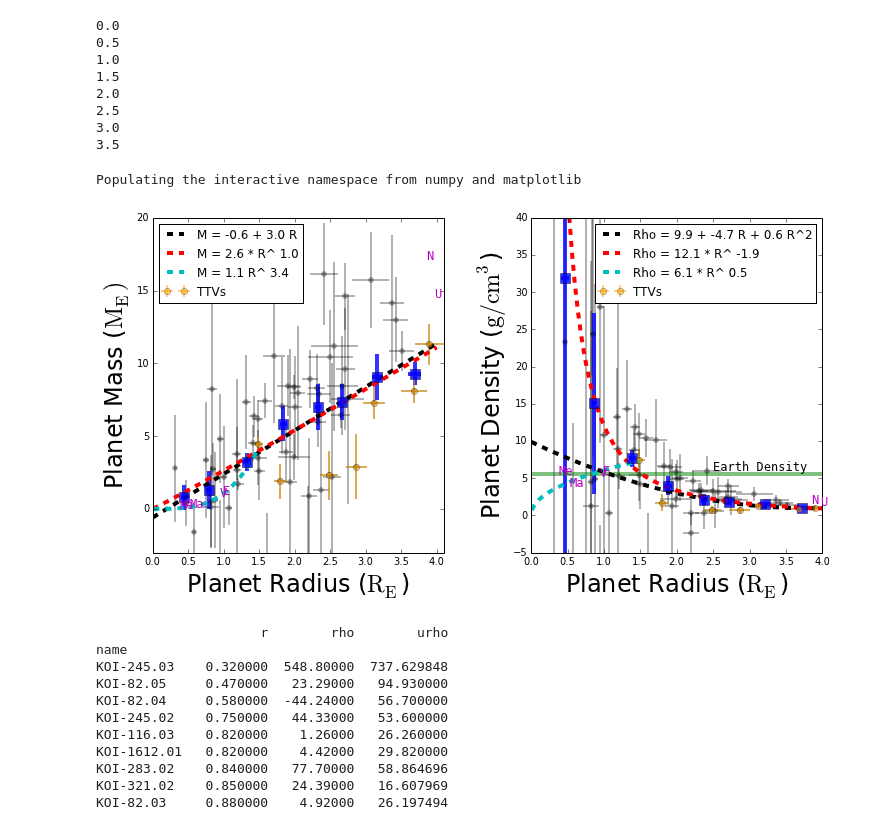
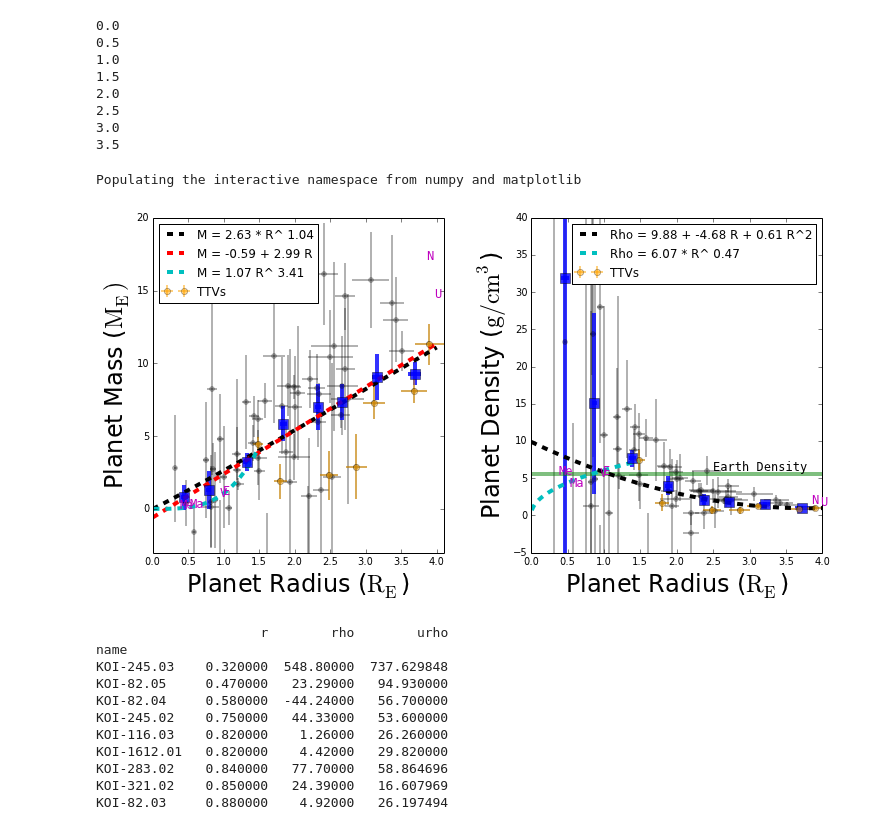
Before and after one commit to sealauren/mrf, a Jupyter notebook: plot_mr.ipynb, the cells around one changed output. Saved outputs shown, nothing was run; the diff lists cells and outputs as text; code cells hidden in the pictures.

```diff
--- a/plot_mr.ipynb
+++ b/plot_mr.ipynb
@@ -228,7 +228,7 @@ Chi^2: 1.71133839601
 RMS: 71.3071309076
 RMS: 2.81654964194
 # %%
-powerlaw = lambda p, x: p[0] * pow(x,p[1])
+powerlaw = lambda p, x: p[0] * x**(p[1])
 powerlaw2 = lambda p, x: pow(x,p[0])
 errfunc_plaw = lambda p, x, y, err : (y - powerlaw(p, x))/err
 errfunc_plaw2 = lambda p, x, y, err : (y - powerlaw2(p, x))/err
@@ -382,9 +461,9 @@ pylab.sharex=True
 ax1 = fig.add_subplot(1,2,1)
 ax1.errorbar(sp.r, sp.m, xerr=sp.ur, yerr=sp.um, fmt='o', markersize=5,
              alpha =0.3, color='k', capsize=0, elinewidth=2); # black option
-ax1.plot(rarr, marr, '--k', linewidth=4, label=("M = %.1f + %.1f R" % (best_pars[0], best_pars[1])))
-ax1.plot(rarr, mplaw, '--r', linewidth=4, label=("M = %.1f * R^ %.1f"% (mpars[0], mpars[1])))
-ax1.plot(rocky_r, rockplaw, '--c', linewidth=4, label=("M = %.1f R^ %.1f"% (rocky_pars[0], rocky_pars[1])))
+ax1.plot(rarr, mplaw, '--k', linewidth=4, label=("M = %.2f * R^ %.2f"% (mpars[0], mpars[1])))
+ax1.plot(rarr, marr, '--r', linewidth=4, label=("M = %.2f + %.2f R" % (best_pars[0], best_pars[1])))
+ax1.plot(rocky_r, rockplaw, '--c', linewidth=4, label=("M = %.2f R^ %.2f"% (rocky_pars[0], rocky_pars[1])))
 #ax1.plot(rocky_r, m_ptrope, '--g', linewidth=4, label=("polytrope n= %.1f"% ptrope))
 ax1.errorbar(means.r_m,means.m, xerr=means.ur, yerr=means.um,
              markersize=10, marker='s',fmt='o', capsize=0, elinewidth=4, alpha = 0.8)
@@ -396,37 +475,37 @@ for x in zip(ss.r,ss.m,ss.index):
         ax1.text(x[0], x[1], x[2], fontsize=12, family='monospace', color='m')
 ax1.legend(loc='upper left');
 pyplot.axis([0.0,4.1,-3,20])
 
 ax2 = fig.add_subplot(1,2,2)
 ax2.axhline(y=5.52, linewidth=4, color='g', alpha = 0.5)
 ax2.errorbar(sp.r, sp.rho, xerr=sp.ur, yerr=sp.urho, fmt='o', markersize=5,
              alpha=0.3, color='k',capsize=0, elinewidth=2);
-ax2.plot(rarr, darr3, '--k', linewidth=4, label=("Rho = %.1f + %.1f R + %.1f R^2" % (best_q[0], best_q[1], best_q[2])))
-ax2.plot(rarr, dplaw, '--r', linewidth=4, label=("Rho = %.1f * R^ %.1f"% (dpars[0], dpars[1])))
-ax2.plot(rocky_r, rockdlaw, '--c', linewidth=4, label=("Rho = %.1f * R^ %.1f"% (rocky_d[0], rocky_d[1])))
+ax2.plot(rarr, darr3, '--k', linewidth=4, label=("Rho = %.2f + %.2f R + %.2f R^2" % (best_q[0], best_q[1], best_q[2])))
+#ax2.plot(rarr, dplaw, '--r', linewidth=4, label=("Rho = %.2f * R^ %.2f"% (dpars[0], dpars[1])))
+ax2.plot(rocky_r, rockdlaw, '--c', linewidth=4, label=("Rho = %.2f * R^ %.2f"% (rocky_d[0], rocky_d[1])))
 ax2.set_xlabel('Planet Radius ($\mathrm{R_E}$)',fontsize=24)
 ax2.set_ylabel('Planet Density ($\mathrm{g/cm^{3}}$)',fontsize=24)
 ax2.text(2.5, 6, 'Earth Density', fontsize=12, family='monospace')
 ax2.errorbar(means.r_d,means.rho, xerr=means.ur, yerr=means.urho,
              markersize=10, marker='s', fmt='o', capsize=0, elinewidth=4, alpha=0.8)
 ax2.errorbar(ttvs.r, ttvs.rho, xerr=ttvs.ur, yerr=ttvs.urho, fmt='o',capsize=0, elinewidth=2, alpha=0.5, color='orange',label=('TTVs'))
 #ax2.errorbar(sp.ix['Kepler-78 b','r'], sp.ix['Kepler-78 b','rho'],
 #             xerr=sp.ix['Kepler-78 b','ur'], yerr=sp.ix['Kepler-78 b','urho'], fmt='o',capsize=0, elinewidth=4,
 #             alpha=0.5, color='r')
 for x in zip(ss.r,ss.rho,ss.index):
     if (x[1] < 30) and (x[1] > -1) and (x[0] < 4.):
         ax2.text(x[0], x[1], x[2], fontsize=12, family='monospace', color='m')
 pyplot.axis([0.,4.0,-5,40])
 ax2.legend();
 
 fig.set_size_inches(12,6)
 subplots_adjust(wspace=0.3)
 subplots_adjust(hspace=0.2)
 plt.savefig('mr_small.png', dpi=100)
 plt.show()
 # %% [output]
 Populating the interactive namespace from numpy and matplotlib
-[figure, old version]
+[figure, new version]
 # %%
 ordered_d = sp.sort('r ')
 print ordered_d.ix[:,['r','rho','urho']]
```
Also changed, not shown: parts of 4 cells of this notebook, 7 other files.
